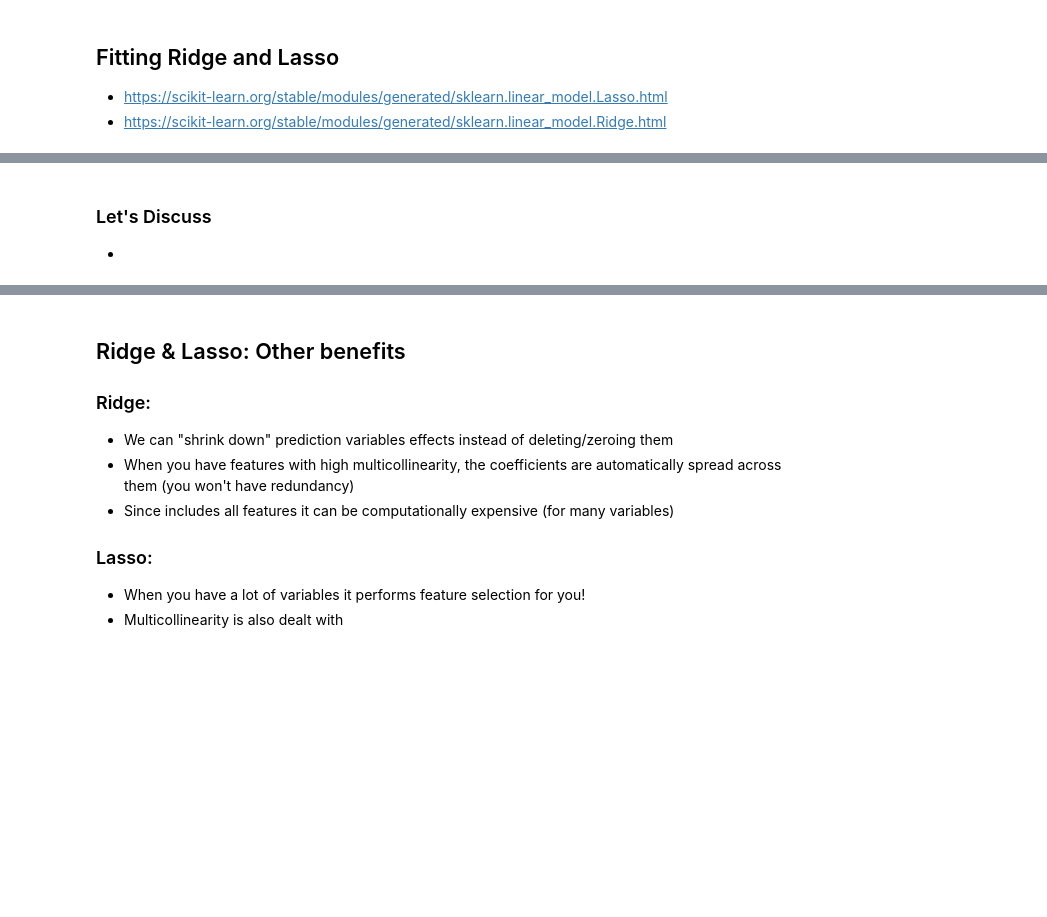
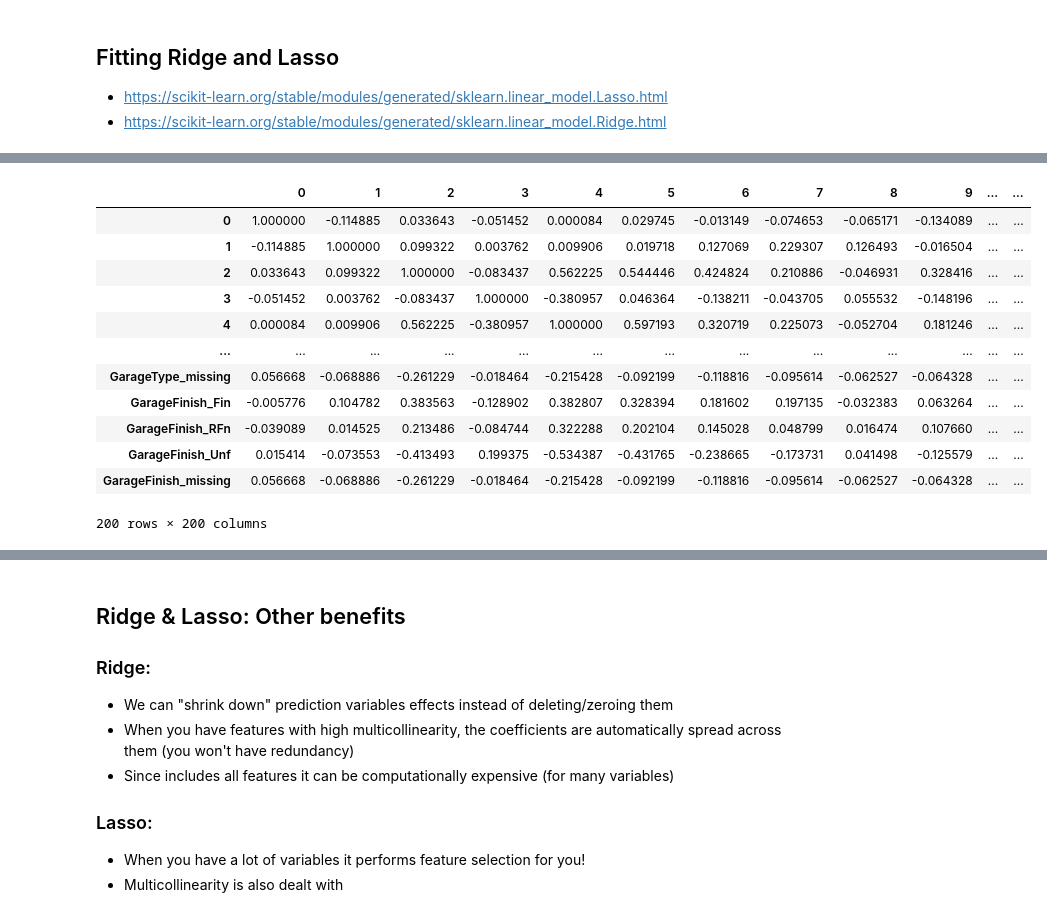
Before and after one commit to jingyunw/Online-DS-PT-092820, a Jupyter notebook: Phase3/24-Regularization.ipynb, the cells around one changed output, grey strips where cells are left out. Cells and saved outputs as stored; diff of their text form; code cells hidden in the pictures; blank space fills up the shorter version.

```diff
--- a/Phase3/24-Regularization.ipynb
+++ b/Phase3/24-Regularization.ipynb
@@ -157,7 +486,11 @@ from sklearn.linear_model import Lasso
 lasso = Lasso() # Lasso is also known as the L1 norm
 
 # Fit
+lasso.fit(X_train_all, y_train)
 
 # Predict
+l_train_preds = lasso.predict(X_train_all)
+l_test_preds = lasso.predict(X_test_all)
 
 # Evaluate
+evaluate(y_train, l_train_preds, y_test, l_test_preds)
@@ -165,0 +506,10 @@ lasso = Lasso() # Lasso is also known as the L1 norm
+# %%
+# Adjust HYPERPARAMETERS -- check documentation!
+lasso_v2 = Lasso(alpha=10)
+
+lasso_v2.fit(X_train_all, y_train)
+
+l_train_preds_v2 = lasso_v2.predict(X_train_all)
+l_test_preds_v2 = lasso_v2.predict(X_test_all)
+
+evaluate(y_train, l_train_preds_v2, y_test, l_test_preds_v2)
@@ -173,7 +553,12 @@ from sklearn.linear_model import Ridge
 ridge = Ridge() # Ridge is also known as the L2 norm
 
 # Fit
+ridge.fit(X_train_all, y_train)
 
 # Predict
+r_train_preds = ridge.predict(X_train_all)
+r_test_preds = ridge.predict(X_test_all)
+
 
 # Evaluate
+evaluate(y_train, r_train_preds, y_test, r_test_preds)
@@ -181,0 +574,10 @@ ridge = Ridge() # Ridge is also known as the L2 norm
+# %%
+# Adjust HYPERPARAMETERS
+ridge = Ridge(alpha=5)
+
+ridge.fit(X_train_all, y_train)
+
+r_train_preds = ridge.predict(X_train_all)
+r_test_preds = ridge.predict(X_test_all)
+
+evaluate(y_train, r_train_preds, y_test, r_test_preds)
@@ -184,4 +612,16 @@ ridge = Ridge() # Ridge is also known as the L2 norm
-# %% [markdown]
-### Let's Discuss
-
--
+# %%
+X_train_all.corr()
+# %% [output]
+|  | 0 | 1 | 2 | 3 | 4 | 5 | 6 | 7 | 8 | 9 | ... | ... |
+| 0 | 1.000000 | -0.114885 | 0.033643 | -0.051452 | 0.000084 | 0.029745 | -0.013149 | -0.074653 | -0.065171 | -0.134089 | ... | ... |
+| 1 | -0.114885 | 1.000000 | 0.099322 | 0.003762 | 0.009906 | 0.019718 | 0.127069 | 0.229307 | 0.126493 | -0.016504 | ... | ... |
+| 2 | 0.033643 | 0.099322 | 1.000000 | -0.083437 | 0.562225 | 0.544446 | 0.424824 | 0.210886 | -0.046931 | 0.328416 | ... | ... |
+| 3 | -0.051452 | 0.003762 | -0.083437 | 1.000000 | -0.380957 | 0.046364 | -0.138211 | -0.043705 | 0.055532 | -0.148196 | ... | ... |
+| 4 | 0.000084 | 0.009906 | 0.562225 | -0.380957 | 1.000000 | 0.597193 | 0.320719 | 0.225073 | -0.052704 | 0.181246 | ... | ... |
+| ... | ... | ... | ... | ... | ... | ... | ... | ... | ... | ... | ... | ... |
+| GarageType_missing | 0.056668 | -0.068886 | -0.261229 | -0.018464 | -0.215428 | -0.092199 | -0.118816 | -0.095614 | -0.062527 | -0.064328 | ... | ... |
+| GarageFinish_Fin | -0.005776 | 0.104782 | 0.383563 | -0.128902 | 0.382807 | 0.328394 | 0.181602 | 0.197135 | -0.032383 | 0.063264 | ... | ... |
+| GarageFinish_RFn | -0.039089 | 0.014525 | 0.213486 | -0.084744 | 0.322288 | 0.202104 | 0.145028 | 0.048799 | 0.016474 | 0.107660 | ... | ... |
+| GarageFinish_Unf | 0.015414 | -0.073553 | -0.413493 | 0.199375 | -0.534387 | -0.431765 | -0.238665 | -0.173731 | 0.041498 | -0.125579 | ... | ... |
+| GarageFinish_missing | 0.056668 | -0.068886 | -0.261229 | -0.018464 | -0.215428 | -0.092199 | -0.118816 | -0.095614 | -0.062527 | -0.064328 | ... | ... |
+200 rows × 200 columns
```
Also changed, not shown: parts of 54 cells of this notebook.
